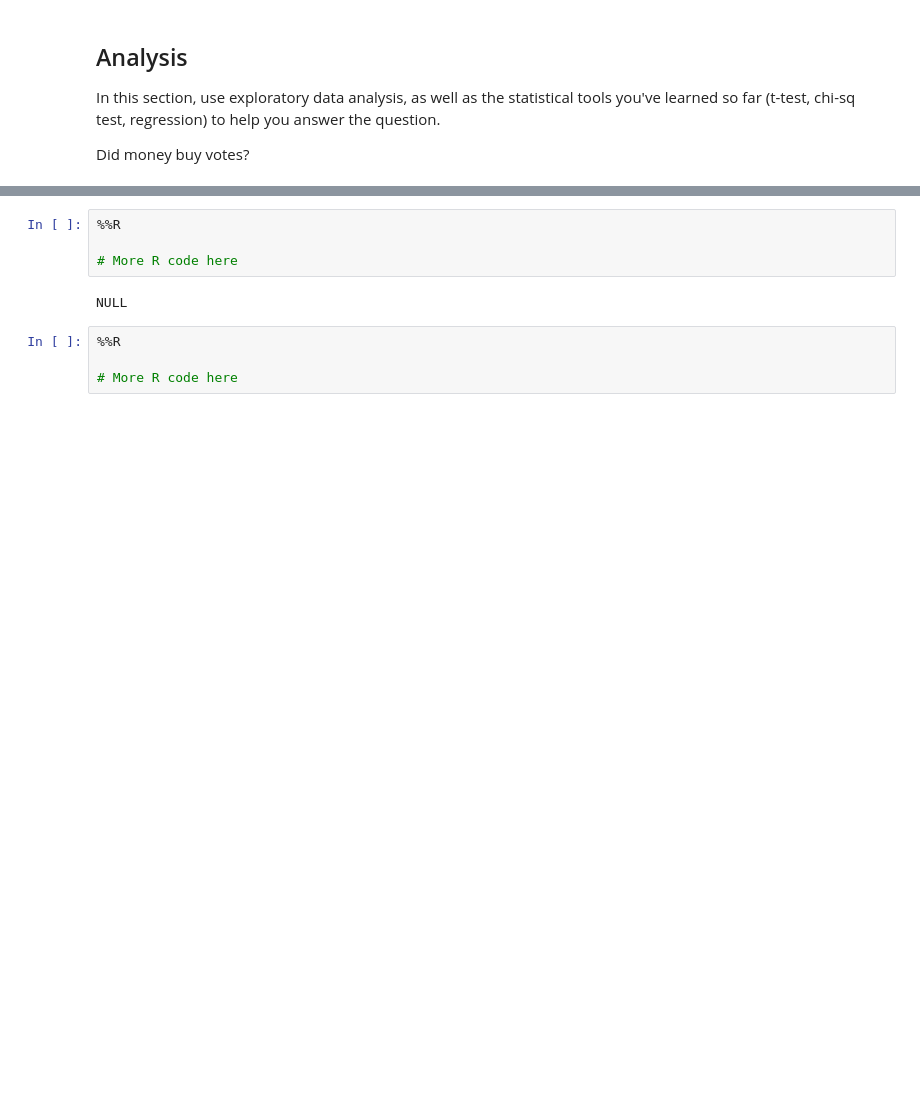
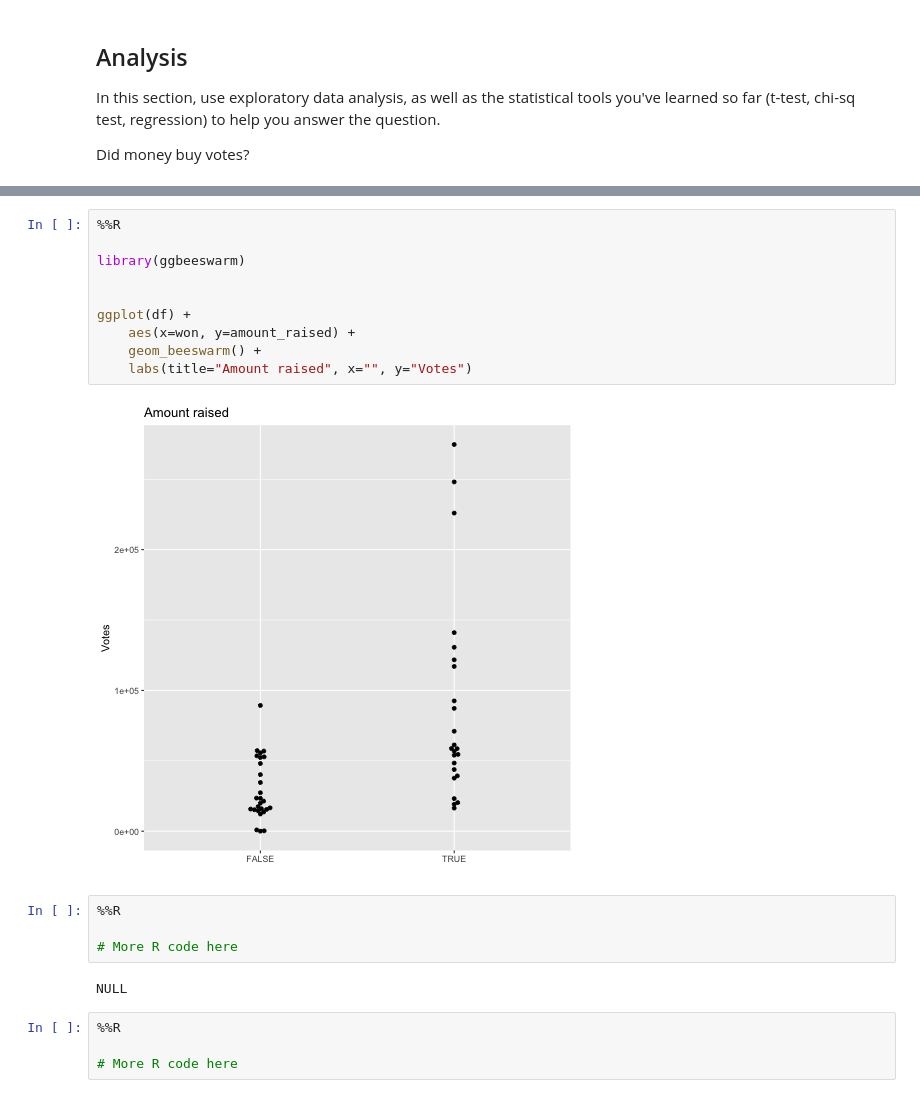
Before and after one commit to data4news/dollars-to-votes-sf-2024, a Jupyter notebook: notebook.ipynb, the cells around one changed output, grey strips where cells are left out. Cells and saved outputs as stored; diff of their text form; blank space fills up the shorter version.

```diff
--- a/notebook.ipynb
+++ b/notebook.ipynb
@@ -119,3 +114,15 @@ NULL
+# %%
+%%R
+
+library(ggbeeswarm)
+
+
+ggplot(df) +
+    aes(x=won, y=amount_raised) +
+    geom_beeswarm() +
+    labs(title="Amount raised", x="", y="Votes")
+# %% [output]
+[figure, added]
 # %%
 %%R
 
```
Also changed, not shown: parts of 7 cells of this notebook, 1 other file.
